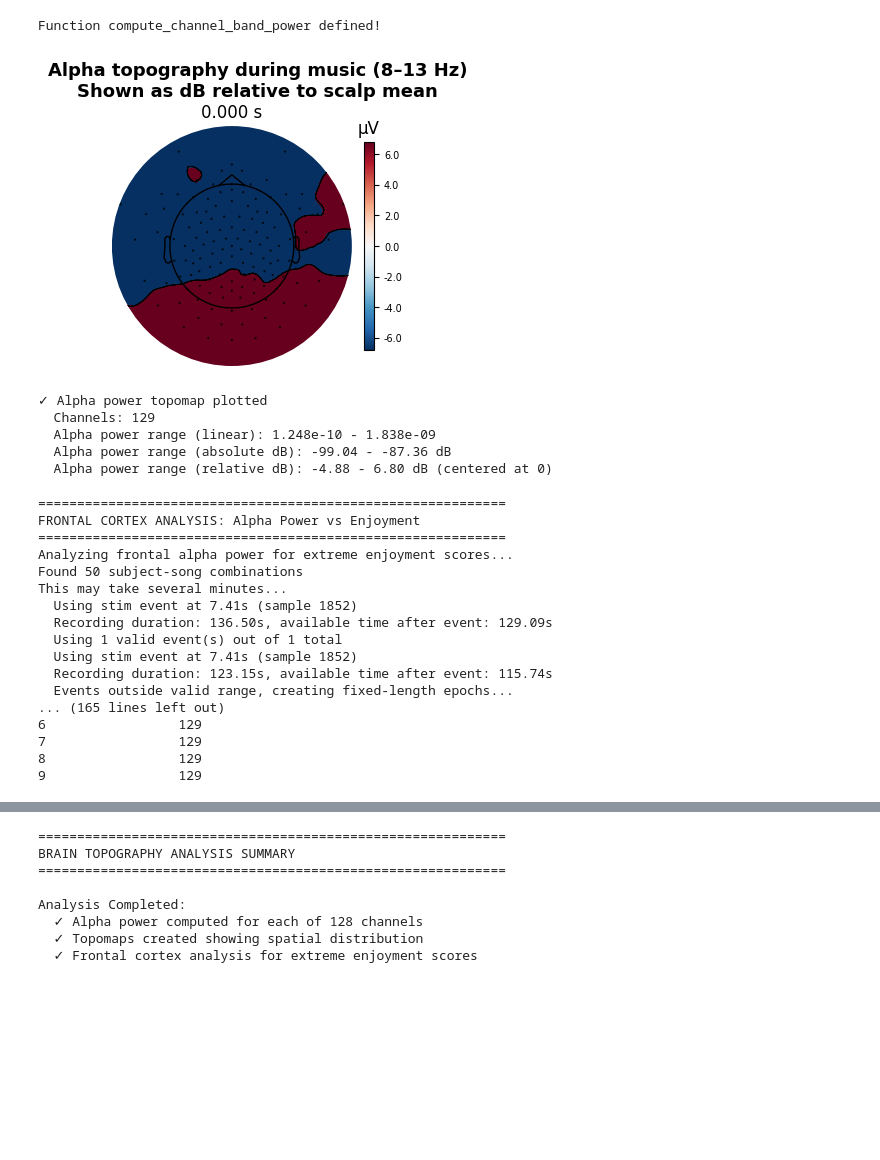
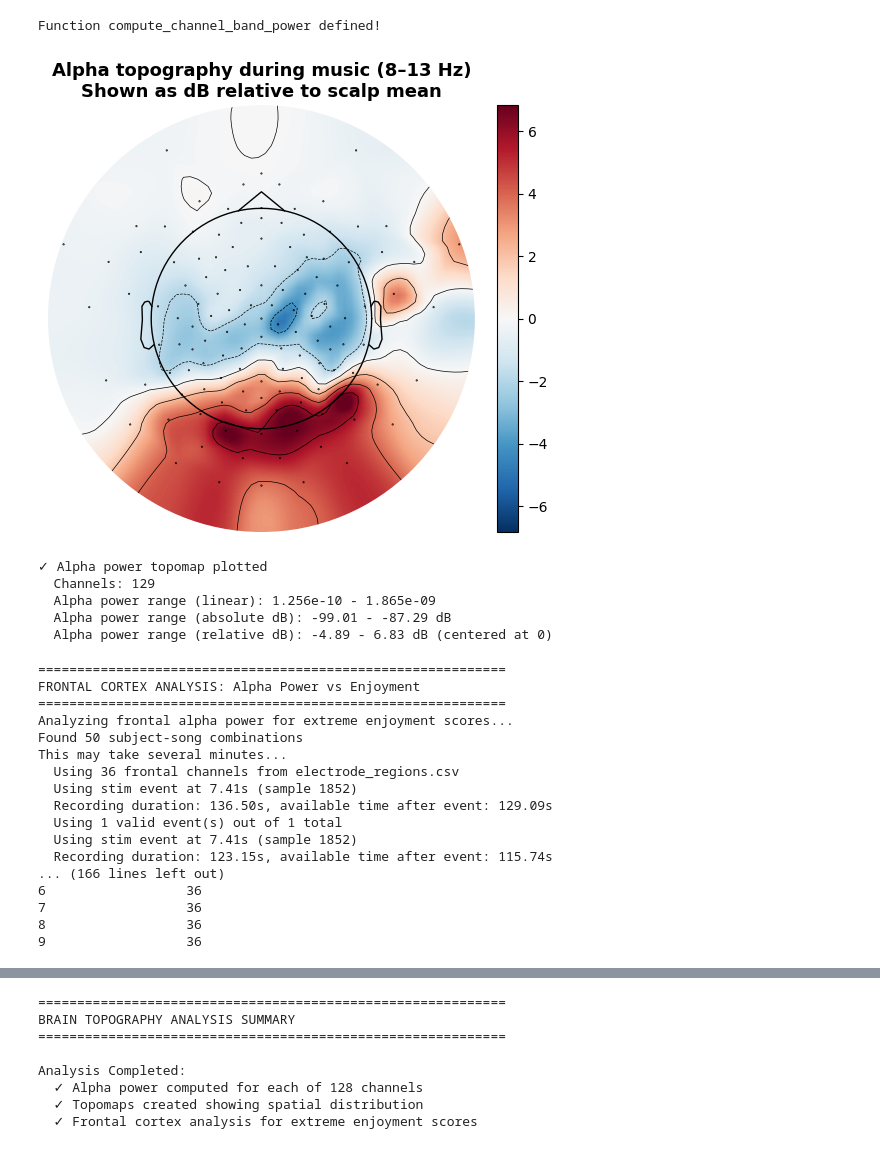
Before and after one commit to Vica1106/Music_Familiarity_Preference, a Jupyter notebook: Code/analysis_jessie/analysis.ipynb, the cells around one changed output, grey strips where cells are left out. Cells and saved outputs as stored; diff of their text form; code cells hidden in the pictures; blank space fills up the shorter version.

Commit message:
update and improve and add regional analysis for alpha power with enjoyment

```diff
--- a/Code/analysis_jessie/analysis.ipynb
+++ b/Code/analysis_jessie/analysis.ipynb
@@ -518,7 +502,7 @@ Using n_cycles: min=2.0, max=10.0
   Number of epochs: 1
 # %%
 # Time-Frequency Analysis using Morlet Wavelets
-def compute_tfr(epochs, freqs=np.arange(1, 51, 1), n_cycles=5, return_itc=False):
+def compute_tfr(epochs, freqs=np.arange(1, 51, 1), n_cycles=5, return_itc=False, n_jobs=1):
     """
     Compute time-frequency representation using Morlet wavelets.
 
@@ -532,6 +516,8 @@ def compute_tfr(epochs, freqs=np.arange(1, 51, 1), n_cycles=5, return_itc=False)
         Number of cycles for Morlet wavelet
     return_itc : bool
         Whether to return inter-trial coherence
+    n_jobs : int
+        Number of parallel jobs (default 1). Use >1 to speed up.
 
     Returns:
     --------
@@ -540,7 +526,7 @@ def compute_tfr(epochs, freqs=np.arange(1, 51, 1), n_cycles=5, return_itc=False)
     """
     power = tfr_morlet(epochs, freqs=freqs, n_cycles=n_cycles,
                       return_itc=return_itc, average=True,
-                      decim=2, verbose=False)
+                      decim=2, n_jobs=n_jobs, verbose=False)
     return power
 
 if test_epochs is not None and len(test_epochs) > 0:
@@ -974,60 +956,58 @@ Function compute_channel_band_power defined!
 # %%
 # Graph 5: Topomap for Alpha Power During Music Listening
 # Create a topomap showing alpha power distribution across the scalp
-try:
-    from mne import EvokedArray
-except ImportError:
-    from mne.evoked import EvokedArray
+
+from mne.viz import plot_topomap
 
 if 'test_power' in locals() and test_power is not None:
-    alpha_channel_power = compute_channel_band_power(test_power, 'alpha', tmin=0, tmax=None)
     alpha_freq_mask = (test_power.freqs >= 8) & (test_power.freqs <= 13)
     time_mask = test_power.times > 0  # Music listening period
 
     alpha_data = np.mean(test_power.data[:, alpha_freq_mask, :][:, :, time_mask], axis=(1, 2))
     eps = np.finfo(float).eps
     alpha_data_db = 10 * np.log10(alpha_data + eps)
     alpha_rel_db = alpha_data_db - np.mean(alpha_data_db)
+
     info = test_power.info.copy()
-    evoked_data = alpha_rel_db[:, np.newaxis]
-    evoked = EvokedArray(evoked_data, info, tmin=0)
+
+    # Symmetric scaling around 0 for relative dB
     vmax = float(np.max(np.abs(alpha_rel_db)))
     vlim = (-vmax, vmax)
 
-    # Plot topomap
-    fig = evoked.plot_topomap(
-        times=[0],
-        ch_type='eeg',
+    fig, ax = plt.subplots(1, 1, figsize=(6, 5))
+    im, _ = plot_topomap(
+        alpha_rel_db,
+        info,
+        axes=ax,
         show=False,
-        colorbar=True,
         cmap='RdBu_r',
         vlim=vlim,
-        size=2.0,
+        contours=6,
     )
 
-    # Title
-    title = 'Alpha topography during music (8–13 Hz)\nShown as dB relative to scalp mean'
-    if isinstance(fig, list):
-        fig[0].suptitle(title, fontsize=13, fontweight='bold', y=1.02)
-    else:
-        fig.suptitle(title, fontsize=13, fontweight='bold', y=1.02)
+    # Add explicit scale (colorbar)
+    fig.colorbar(im, ax=ax, fraction=0.046, pad=0.04)
 
+    ax.set_title('Alpha topography during music (8–13 Hz)\nShown as dB relative to scalp mean',
+                 fontsize=13, fontweight='bold')
+
+    plt.tight_layout()
     plt.show()
 
     print("✓ Alpha power topomap plotted")
     print(f"  Channels: {len(test_power.ch_names)}")
     print(f"  Alpha power range (linear): {alpha_data.min():.3e} - {alpha_data.max():.3e}")
     print(f"  Alpha power range (absolute dB): {alpha_data_db.min():.2f} - {alpha_data_db.max():.2f} dB")
     print(f"  Alpha power range (relative dB): {alpha_rel_db.min():.2f} - {alpha_rel_db.max():.2f} dB (centered at 0)")
 else:
     print("No test_power available. Run TFR computation first.")
 # %% [output]
-[figure, old version]
+[figure, new version]
 ✓ Alpha power topomap plotted
   Channels: 129
-  Alpha power range (linear): 1.248e-10 - 1.838e-09
-  Alpha power range (absolute dB): -99.04 - -87.36 dB
-  Alpha power range (relative dB): -4.88 - 6.80 dB (centered at 0)
+  Alpha power range (linear): 1.256e-10 - 1.865e-09
+  Alpha power range (absolute dB): -99.01 - -87.29 dB
+  Alpha power range (relative dB): -4.89 - 6.83 dB (centered at 0)
 # %%
 # Research Question: Does frontal cortex respond to enjoyable music?
 # Compare alpha power in frontal regions for Enjoyment = 1 vs Enjoyment = 5
@@ -1050,10 +1030,13 @@ def analyze_frontal_alpha_enjoyment():
     print(f"Found {len(extreme_enjoyment)} subject-song combinations")
     print("This may take several minutes...")
 
-    # For EGI 128, frontal channels are roughly channels 1-30 (anterior region)
-    frontal_channel_patterns = ['E1', 'E2', 'E3', 'E4', 'E5', 'E6', 'E7', 'E8', 'E9', 'E10',
-                                'E11', 'E12', 'E13', 'E14', 'E15', 'E16', 'E17', 'E18', 'E19', 'E20',
-                                'E21', 'E22', 'E23', 'E24', 'E25', 'E26', 'E27', 'E28', 'E29', 'E30']
+    # Load frontal channel set from electrode_regions.csv (region = 'frontal')
+    electrode_regions_path = Path.cwd() / 'familarity_thetawave' / 'electrode_regions.csv'
+    if not electrode_regions_path.exists():
+        electrode_regions_path = Path.cwd().parent.parent / 'familarity_thetawave' / 'electrode_regions.csv'
+    regions_df = pd.read_csv(electrode_regions_path)
+    frontal_channel_set = set(regions_df.loc[regions_df['region'] == 'frontal', 'name'].astype(str))
+    print(f"  Using {len(frontal_channel_set)} frontal channels from electrode_regions.csv")
 
     for idx, row in extreme_enjoyment.iterrows():
         subject_id = row['Subject']
@@ -1072,12 +1055,12 @@ def analyze_frontal_alpha_enjoyment():
             if len(epochs) == 0:
                 continue
             freqs = np.arange(1, 51, 2)
-            power = compute_tfr(epochs, freqs=freqs, n_cycles=5)
+            power = compute_tfr(epochs, freqs=freqs, n_cycles=5, n_jobs=4)
             alpha_channel_power = compute_channel_band_power(power, 'alpha', tmin=0, tmax=None)
 
             frontal_indices = []
             for i, ch_name in enumerate(power.ch_names):
-                if any(pattern in ch_name for pattern in frontal_channel_patterns) or i < 30:
+                if ch_name in frontal_channel_set:
                     frontal_indices.append(i)
 
             if len(frontal_indices) > 0:
@@ -1119,14 +1102,14 @@ FRONTAL CORTEX ANALYSIS: Alpha Power vs Enjoyment
 Analyzing frontal alpha power for extreme enjoyment scores...
 Found 50 subject-song combinations
 This may take several minutes...
+  Using 36 frontal channels from electrode_regions.csv
   Using stim event at 7.41s (sample 1852)
   Recording duration: 136.50s, available time after event: 129.09s
   Using 1 valid event(s) out of 1 total
   Using stim event at 7.41s (sample 1852)
   Recording duration: 123.15s, available time after event: 115.74s
-  Events outside valid range, creating fixed-length epochs...
-... (165 lines left out)
-6                 129
-7                 129
-8                 129
-9                 129
+... (166 lines left out)
+6                  36
+7                  36
+8                  36
+9                  36
```
Also changed, not shown: parts of 13 cells of this notebook, 2 other files.
